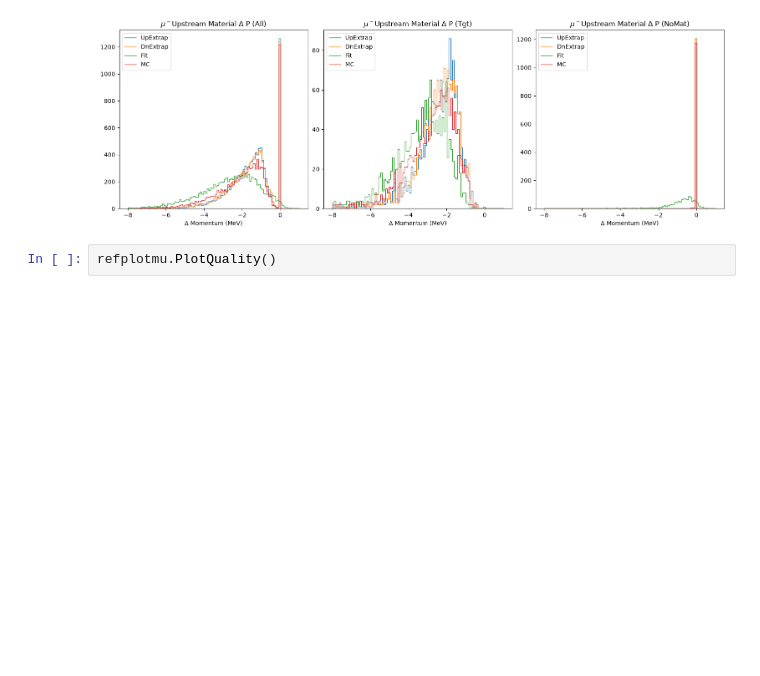
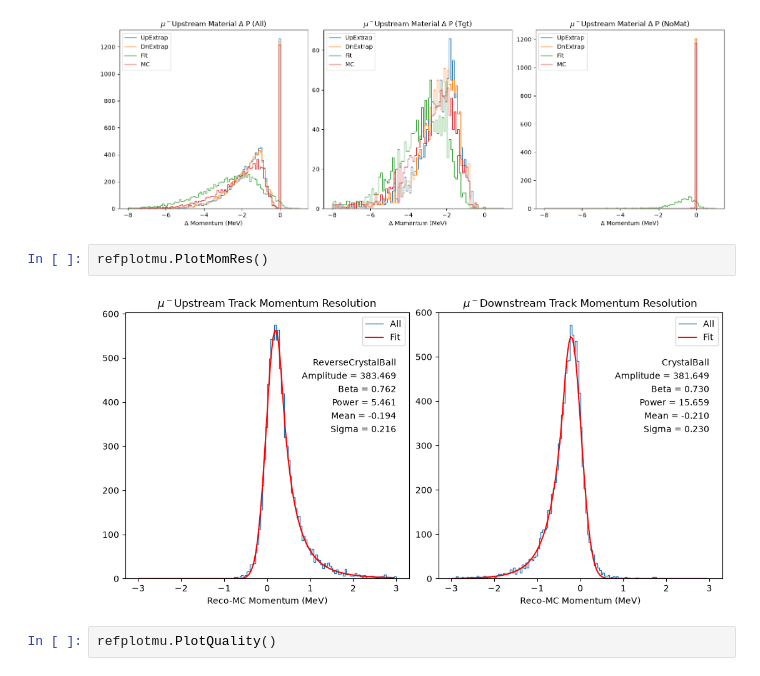
Before and after one commit to brownd1978/RefAna, a Jupyter notebook: PlotReflections.ipynb, the cells around one changed output. Saved outputs shown, nothing was run; the diff lists cells and outputs as text; blank space fills up the shorter version.

```diff
--- a/PlotReflections.ipynb
+++ b/PlotReflections.ipynb
@@ -56,6 +60,10 @@ refplotmu.PlotDeltaMomentum()
 refplotmu.PlotUpstreamMat()
 # %% [output]
 [figure]
+# %%
+refplotmu.PlotMomRes()
+# %% [output]
+[figure, added]
 # %%
 refplotmu.PlotQuality()
 # %% [output]
```
Also changed, not shown: parts of 1 cell of this notebook, 6 other files.
